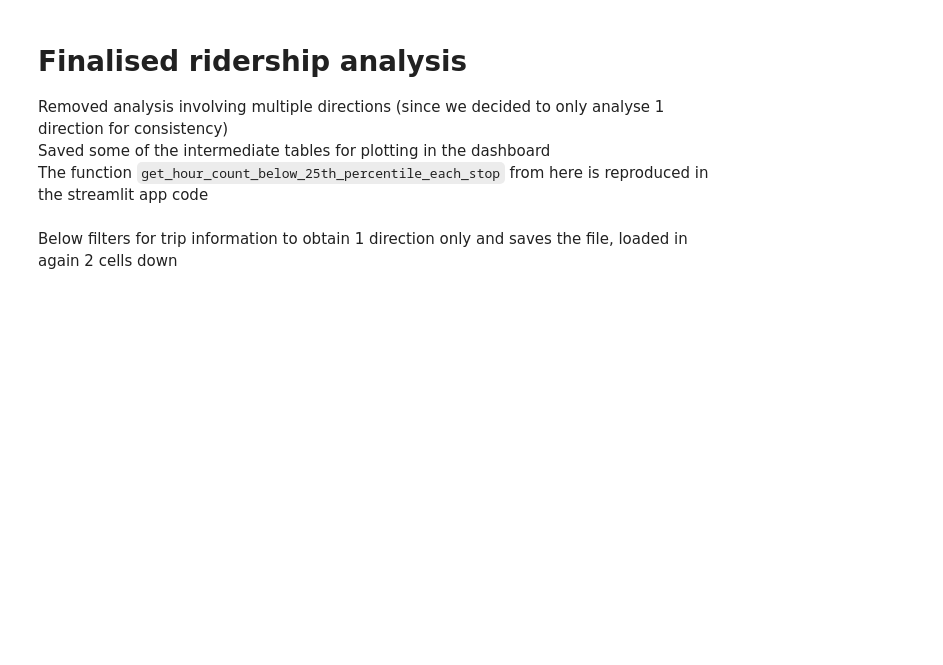
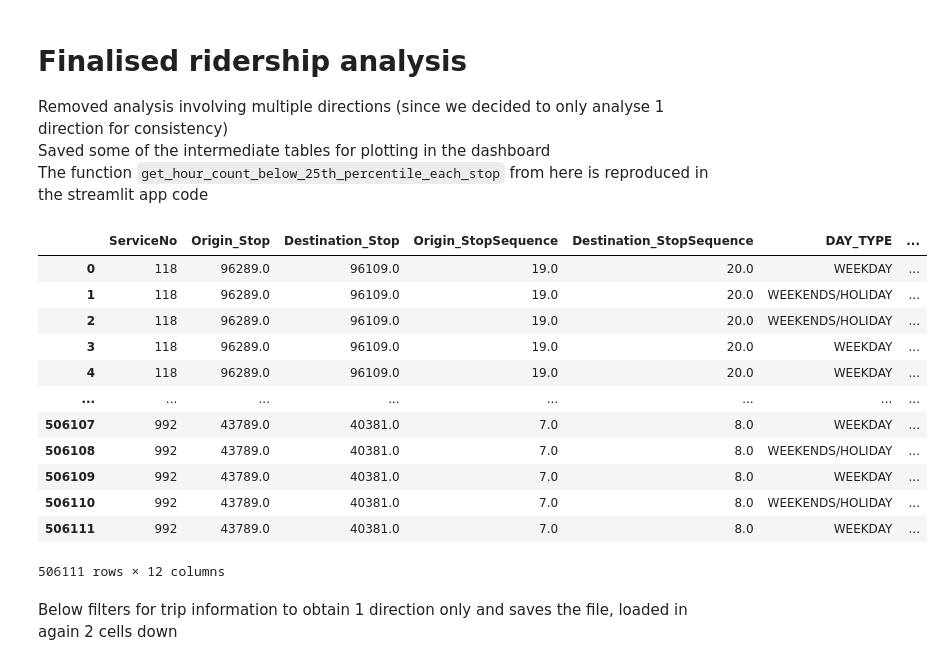
Before and after one commit to ajjajjajjajj/dsa4264-lta-geospatial, a Jupyter notebook: ridership/ridership_final.ipynb, the cells around one changed output. Saved outputs shown, nothing was run; the diff lists cells and outputs as text; code cells hidden in the pictures; blank space fills up the shorter version.

```diff
--- a/ridership/ridership_final.ipynb
+++ b/ridership/ridership_final.ipynb
@@ -12,6 +12,22 @@ import numpy as np
 bus_routes = pd.read_json('../data/cleaned/BusRoutes.json', lines=True)
 # bus_ridership_quarter = pd.read_csv('../data/cleaned/BusRideVolume_2024_070809.csv', dtype={'PT_CODE': int})
 bus_routes_trips = pd.read_csv('../data/cleaned/bus_route_trips.csv')
+# %%
+bus_routes_trips
+# %% [output]
+|  | ServiceNo | Origin_Stop | Destination_Stop | Origin_StopSequence | Destination_StopSequence | DAY_TYPE | ... |
+| 0 | 118 | 96289.0 | 96109.0 | 19.0 | 20.0 | WEEKDAY | ... |
+| 1 | 118 | 96289.0 | 96109.0 | 19.0 | 20.0 | WEEKENDS/HOLIDAY | ... |
+| 2 | 118 | 96289.0 | 96109.0 | 19.0 | 20.0 | WEEKENDS/HOLIDAY | ... |
+| 3 | 118 | 96289.0 | 96109.0 | 19.0 | 20.0 | WEEKDAY | ... |
+| 4 | 118 | 96289.0 | 96109.0 | 19.0 | 20.0 | WEEKDAY | ... |
+| ... | ... | ... | ... | ... | ... | ... | ... |
+| 506107 | 992 | 43789.0 | 40381.0 | 7.0 | 8.0 | WEEKDAY | ... |
+| 506108 | 992 | 43789.0 | 40381.0 | 7.0 | 8.0 | WEEKENDS/HOLIDAY | ... |
+| 506109 | 992 | 43789.0 | 40381.0 | 7.0 | 8.0 | WEEKDAY | ... |
+| 506110 | 992 | 43789.0 | 40381.0 | 7.0 | 8.0 | WEEKENDS/HOLIDAY | ... |
+| 506111 | 992 | 43789.0 | 40381.0 | 7.0 | 8.0 | WEEKDAY | ... |
+506111 rows × 12 columns
 # %% [markdown]
 Below filters for trip information to obtain 1 direction only and saves the file, loaded in again 2 cells down
 # %%
```
Also changed, not shown: parts of 9 cells of this notebook, 1 other file.
